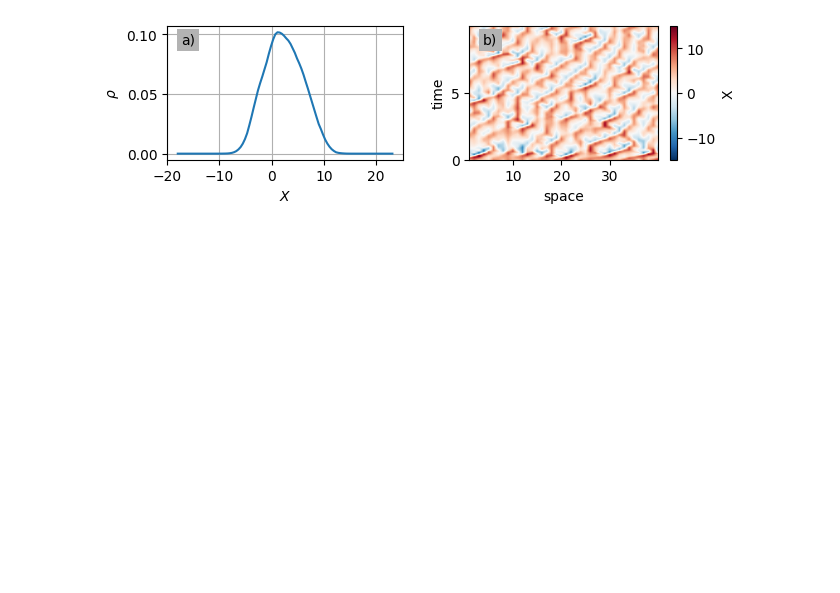
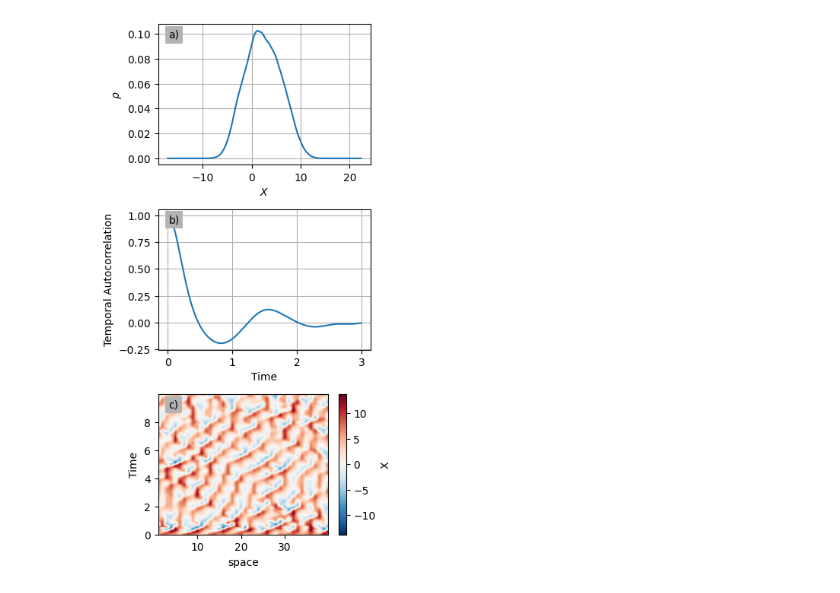
Before and after one commit to CalvinNesbitt/Lorenz-96, a Jupyter notebook: l96_summary_plot.ipynb, the cells around one changed output. Saved outputs shown, nothing was run; the diff lists cells and outputs as text; code cells hidden in the pictures; blank space fills up the shorter version.

```diff
--- a/l96_summary_plot.ipynb
+++ b/l96_summary_plot.ipynb
@@ -10,13 +10,20 @@ trajectory_observer.make_observations(100000, 0.01)
 # %%
 # Plot Figure
 
-fig, axes = init_2d_fax(ncols=2)
-trajectory_observer.observations.X.interp(space=np.arange(1, 40, 0.01), time=np.arange(0, 10, 0.01)).plot(ax=axes[1], add_colorbar=True)
+fig, axes = init_2d_fax(nrows=3)
+trajectory_observer.observations.X.interp(space=np.arange(1, 40, 0.01), time=np.arange(0, 10, 0.01)).plot(ax=axes[2], add_colorbar=True)
+axes[2].set_ylabel('Time')
 kde_plot(trajectory_observer.observations.X, grid_points=100, fax = [fig, axes[0]])
 axes[0].set_title('')
 axes[0].grid()
 axes[0].set_xlabel('$X$')
+obs = trajectory_observer.observations.X.sel(space=1).values.flatten()
+autocorrelation_plot(obs, lags=np.arange(0, 300), dt=0.01, fax=[fig, axes[1]])
+axes[1].grid()
+axes[1].set_title('')
+axes[1].set_ylabel('Temporal Autocorrelation')
+axes[1].set_xlabel('Time')
 fig.tight_layout()
 fig.savefig('/Users/cfn18/Documents/PhD-Work/Thesis/img/L96-EBM/L96-Summary.png', dpi=1200)
 # %% [output]
-[figure, old version]
+[figure, new version]
```
Also changed, not shown: parts of 2 cells of this notebook, 1 other file.
